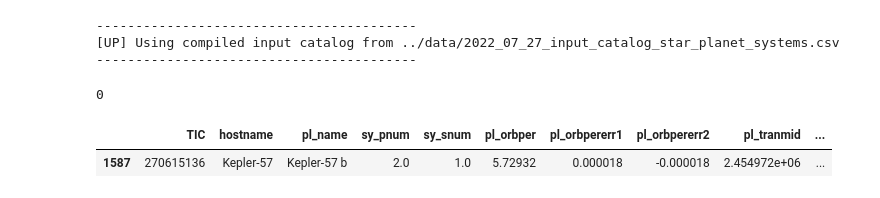
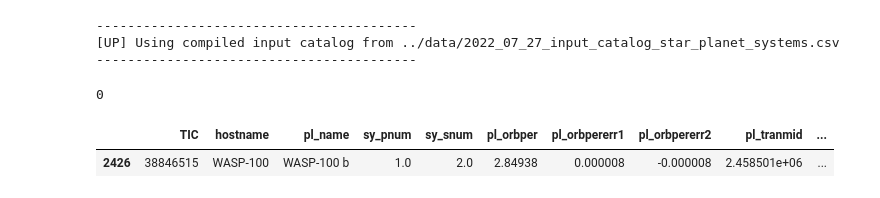
Before and after one commit to ekaterinailin/flaring-spi, a Jupyter notebook: notebooks/_02_find_flares.ipynb, the cells around one changed output. Drawn from its saved outputs; the diff is of its cells as text; code cells hidden in the pictures.

```diff
--- a/notebooks/_02_find_flares.ipynb
+++ b/notebooks/_02_find_flares.ipynb
@@ -320,17 +325,14 @@ input_catalog = pd.read_csv(path)
 -----------------------------------------
 [UP] Using compiled input catalog from ../data/2022_07_27_input_catalog_star_planet_systems.csv
 -----------------------------------------
-# %%
-#redo ID 50 later!
-# check for HATS-10??? no LCs???
-# Kepler-161 and Kepler-1647 (Quarter 13) did not find flares because of indexing issue
-lcs_sel=pd.DataFrame()
-lcs_sel.shape[0]
-# %% [output]
-0
+# %%
+lcs_sel=pd.DataFrame()
+lcs_sel.shape[0]
+# %% [output]
+0
 # %%
-input_catalog[input_catalog.hostname == "Kepler-57"]
+input_catalog[input_catalog.hostname == "WASP-100"]
 # %% [output]
 |  | TIC | hostname | pl_name | sy_pnum | sy_snum | pl_orbper | pl_orbpererr1 | pl_orbpererr2 | pl_tranmid | ... |
-| 1587 | 270615136 | Kepler-57 | Kepler-57 b | 2.0 | 1.0 | 5.72932 | 0.000018 | -0.000018 | 2.454972e+06 | ... |
+| 2426 | 38846515 | WASP-100 | WASP-100 b | 1.0 | 2.0 | 2.84938 | 0.000008 | -0.000008 | 2.458501e+06 | ... |
 # %%
```
Also changed, not shown: parts of 3 cells of this notebook, 5 other files.
